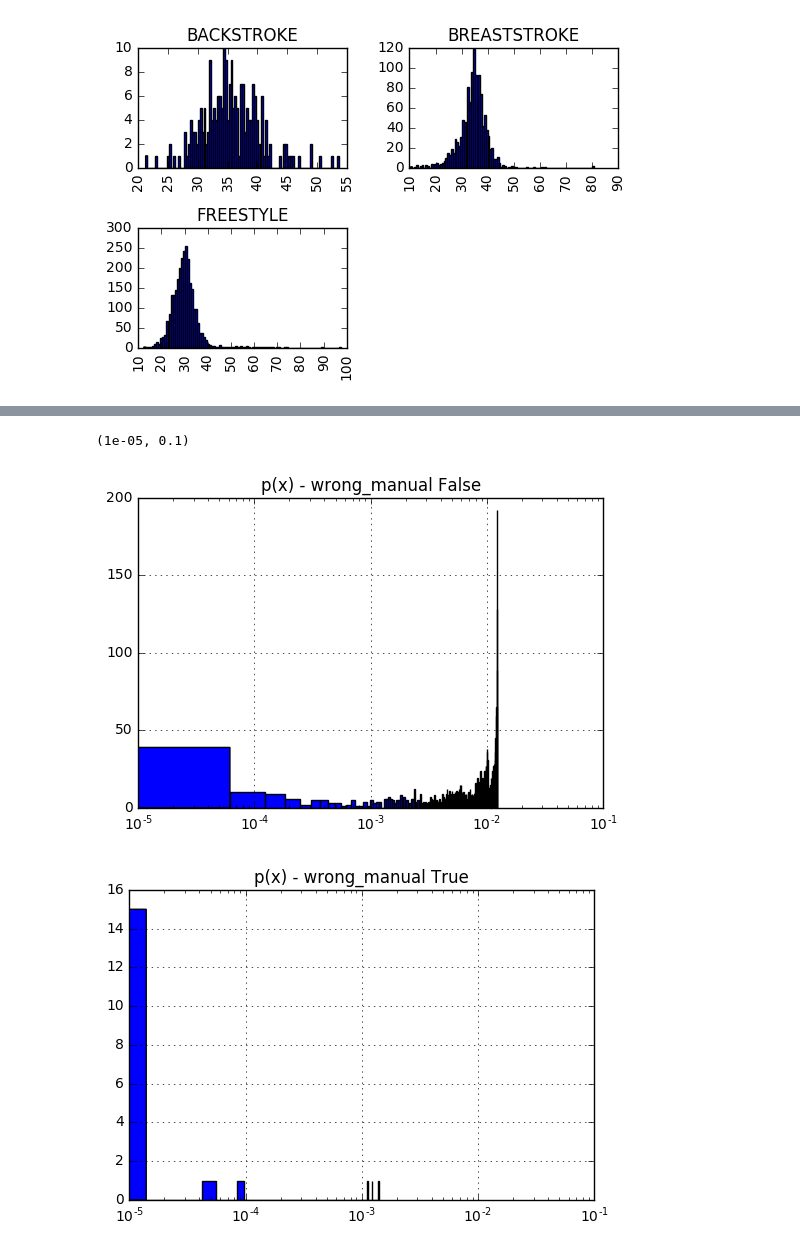
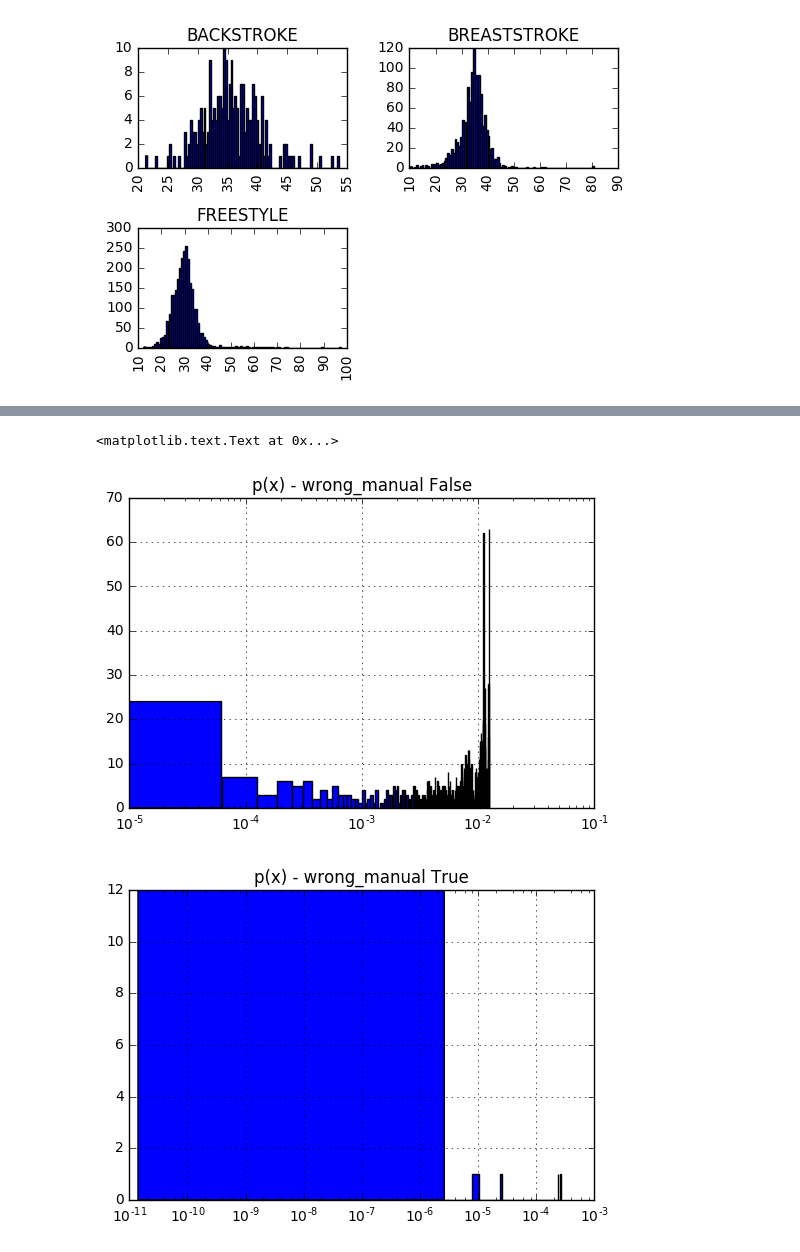
Before and after one commit to eduardbonada/swim, a Jupyter notebook: Wrong lengths.ipynb, the cells around one changed output, grey strips where cells are left out. Cells and saved outputs as stored; diff of their text form; code cells hidden in the pictures.

```diff
--- a/Wrong lengths.ipynb
+++ b/Wrong lengths.ipynb
@@ -57,17 +57,17 @@ array([[<matplotlib.axes._subplots.AxesSubplot object at 0x...>,
 [figure]
 # %%
 # select only a single style and length distance
-lengths_style = lengths[(lengths['style'] == 'FREESTYLE') & (lengths['distance'] == 25)]
+lengths_style = lengths[(lengths['style'] == 'BREASTSTROKE') & (lengths['distance'] == 25)]
 # %%
 # normalize time and strokes features
 time_mu = np.mean(lengths_style['time'])
 time_sigma = np.std(lengths_style['time'])
-lengths_style['time_n'] = lengths_style.apply(
+lengths_style.loc[:,'time_n'] = lengths_style.apply(
     lambda x: (x['time'] - time_mu)/time_sigma, axis=1
 )
 strokes_mu = np.mean(lengths_style['strokes'])
 strokes_sigma = np.std(lengths_style['strokes'])
-lengths_style['strokes_n'] = lengths_style.apply(
+lengths_style.loc[:,'strokes_n'] = lengths_style.apply(
     lambda x: (x['strokes'] - strokes_mu)/strokes_sigma, axis=1
 )
 # %% [output]
@@ -89,11 +91,11 @@ def normpdf(x, mean, sd):
     return num/denom
 # %%
 # compute p(x)
-lengths_style['time_p(x)'] = lengths_style.apply(
+lengths_style.loc[:,'time_p(x)'] = lengths_style.apply(
     lambda x: normpdf(x['time'], time_mu, time_sigma),
     axis=1
 )
-lengths_style['strokes_p(x)'] = lengths_style.apply(
+lengths_style.loc[:,'strokes_p(x)'] = lengths_style.apply(
     lambda x: normpdf(x['strokes'], strokes_mu, strokes_sigma),
     axis=1
 )
@@ -128,18 +131,18 @@ lengths_style[lengths_style['wrong_manual'] == True].describe()
 # %%
 # plot a histogram of p(x) for wrong_manual = True / False
 fig, axes = plt.subplots()
 lengths_style[lengths_style['wrong_manual'] == False].hist(ax=axes, column='p(x)', bins=200)
 axes.set_xscale('log')
 axes.set_title('p(x) - wrong_manual False')
-axes.set_xlim(0.00001,0.1)
+#axes.set_xlim(0.00001,0.1)
 
 fig, axes = plt.subplots()
 lengths_style[lengths_style['wrong_manual'] == True].hist(ax=axes, column='p(x)', bins=100)
 axes.set_xscale('log')
 axes.set_title('p(x) - wrong_manual True')
-axes.set_xlim(0.00001,0.1)
+#axes.set_xlim(0.00001,0.1)
 # %% [output]
-(1e-05, 0.1)
+<matplotlib.text.Text at 0x...>
-[figure, old version]
+[figure, new version]
-[figure, old version]
+[figure, new version]
 # %%
```
Also changed, not shown: parts of 4 cells of this notebook, 6 other files.
